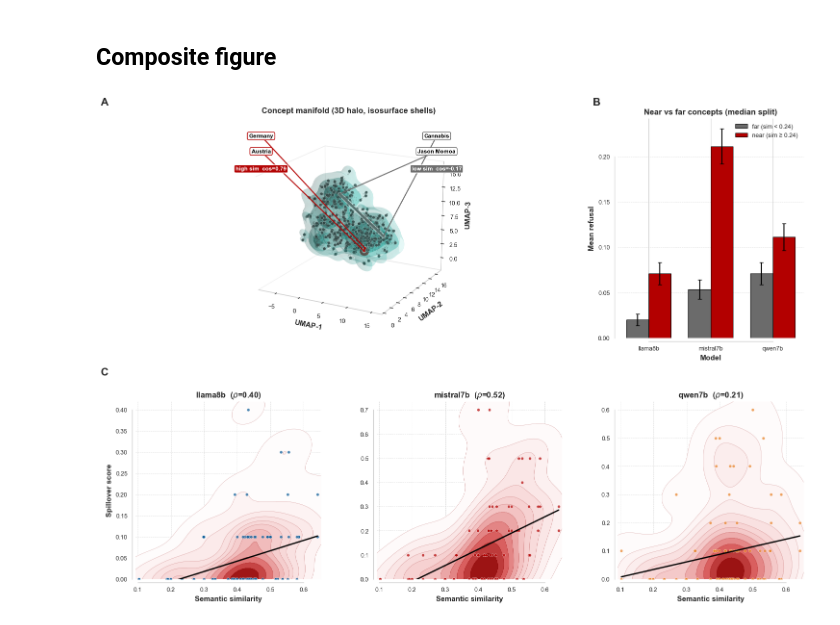
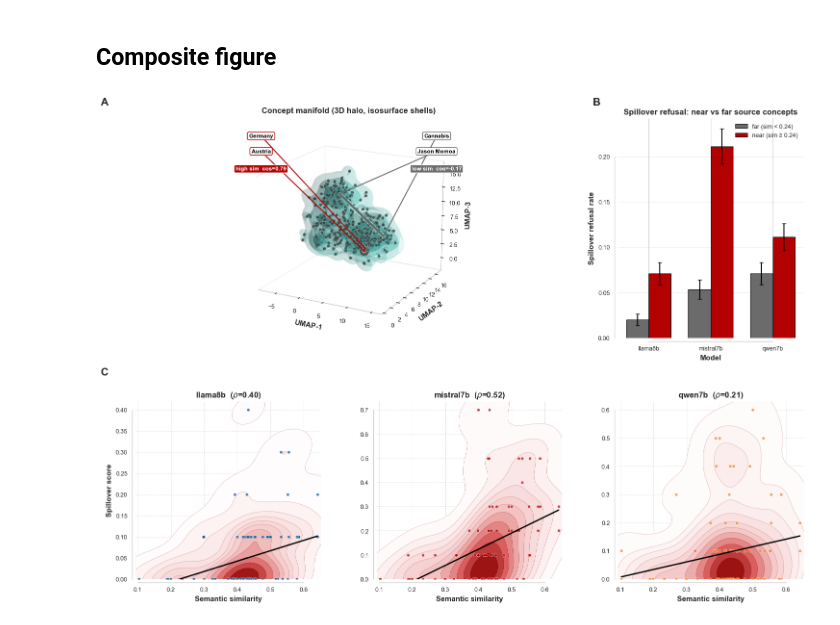
Before and after one commit to rgs2151/forget, a Jupyter notebook: inference/figure1_paper.ipynb, the cells around one changed output. Saved outputs shown, nothing was run; the diff lists cells and outputs as text; code cells hidden in the pictures.

```diff
--- a/inference/figure1_paper.ipynb
+++ b/inference/figure1_paper.ipynb
@@ -216,7 +216,7 @@ _label_with_arrow(c_3d[j], (R, yT2), _trim(concept_keys.iloc[j]["concept"]), "#6
 _tag((R, yT3), f"low sim  cos={lo_sim_3d:.2f}", "#6B6B6B")
 
 # ============================================================
-# Panel B — Near vs far concepts (median split)
+# Panel B — Spillover refusal: near vs far source concepts
 # ============================================================
 axB = fig.add_subplot(gs[0, 2])
 median_sim = qpts["sim_qst_to_target"].median()
@@ -234,9 +234,9 @@ for i_p, prox in enumerate(["far", "near"]):
             label=f"{prox} (sim {'≥' if prox == 'near' else '<'} {median_sim:.2f})")
 axB.set_xticks(xs)
 axB.set_xticklabels(models, fontsize=10)
-axB.set_ylabel("Mean refusal", fontsize=LABEL_FS, fontweight="bold")
+axB.set_ylabel("Spillover refusal rate", fontsize=LABEL_FS, fontweight="bold")
 axB.set_xlabel("Model", fontsize=LABEL_FS, fontweight="bold")
-axB.set_title("Near vs far concepts (median split)",
+axB.set_title("Spillover refusal: near vs far source concepts",
               fontsize=TITLE_FS, fontweight="bold")
 axB.legend(frameon=False, fontsize=9, loc="upper right")
 axB.grid(linestyle="--", linewidth=0.6, alpha=0.7, axis="y")
@@ -260,34 +260,34 @@ for ax_c, model_name in zip(axC_list, models_sorted):
                 thresh=0.03, bw_adjust=1.0, linewidths=0.4, alpha=0.35)
     ax_c.scatter(x, y, s=18, color=color, alpha=0.7,
                  edgecolor="white", linewidths=0.4, zorder=3)
     slope, intercept = np.polyfit(x, y, 1)
     xs_line = np.linspace(x.min(), x.max(), 100)
     ax_c.plot(xs_line, slope * xs_line + intercept, color="black",
               linewidth=2.0, zorder=4)
     x_pad = 0.02 * (x.max() - x.min() + 1e-9)
     y_pad = 0.05 * (y.max() - y.min() + 1e-9)
     ax_c.set_xlim(x.min() - x_pad, x.max() + x_pad)
     ax_c.set_ylim(max(0.0, y.min() - y_pad), y.max() + y_pad)
     ax_c.set_title(f"{model_name}  ($\\rho$={rho:.2f})",
                    fontsize=TITLE_FS, fontweight="bold")
     ax_c.set_xlabel("Semantic similarity", fontsize=LABEL_FS, fontweight="bold")
     if ax_c is axC_list[0]:
         ax_c.set_ylabel("Spillover score", fontsize=LABEL_FS, fontweight="bold")
     else:
         ax_c.set_ylabel("")
     ax_c.grid(linestyle="--", linewidth=0.6, alpha=0.7)
     sns.despine(ax=ax_c, trim=True, offset=5)
 
 # Panel letters
 fig.text(0.012, 0.965, "A", fontsize=PANEL_FS, fontweight="bold")
 fig.text(axB.get_position().x0 - 0.035, 0.965, "B", fontsize=PANEL_FS, fontweight="bold")
 fig.text(0.012, 0.455, "C", fontsize=PANEL_FS, fontweight="bold")
 
 fig.savefig(RESULTS_DIR / "figure1_paper.png", dpi=300, bbox_inches="tight")
 fig.savefig(RESULTS_DIR / "figure1_paper.pdf", dpi=300, bbox_inches="tight")
 plt.show()
 # %% [output]
-[figure, old version]
+[figure, new version]
 # %% [markdown]
 ## Captions
 
```
Also changed, not shown: parts of 2 cells of this notebook, 2 other files.
